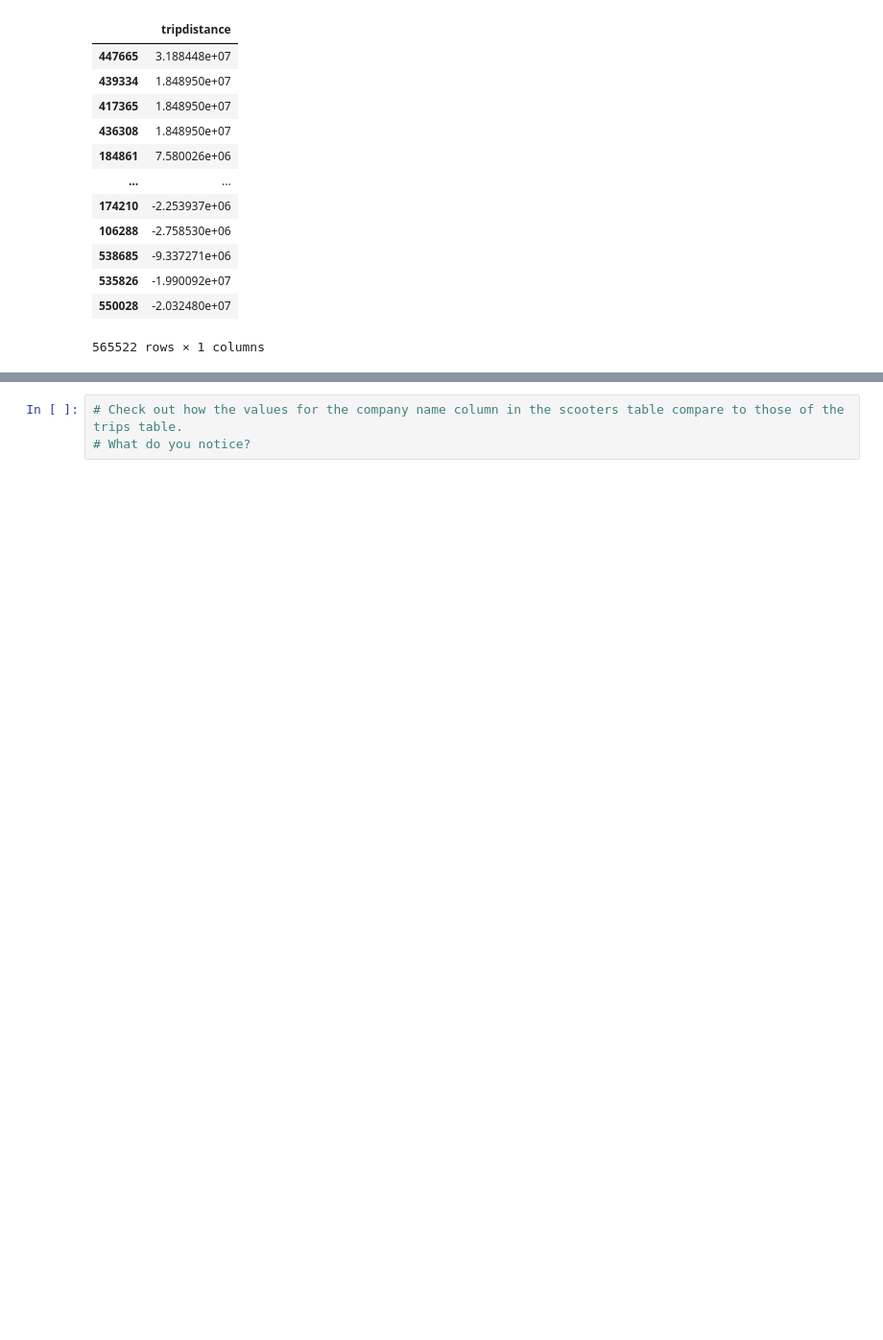
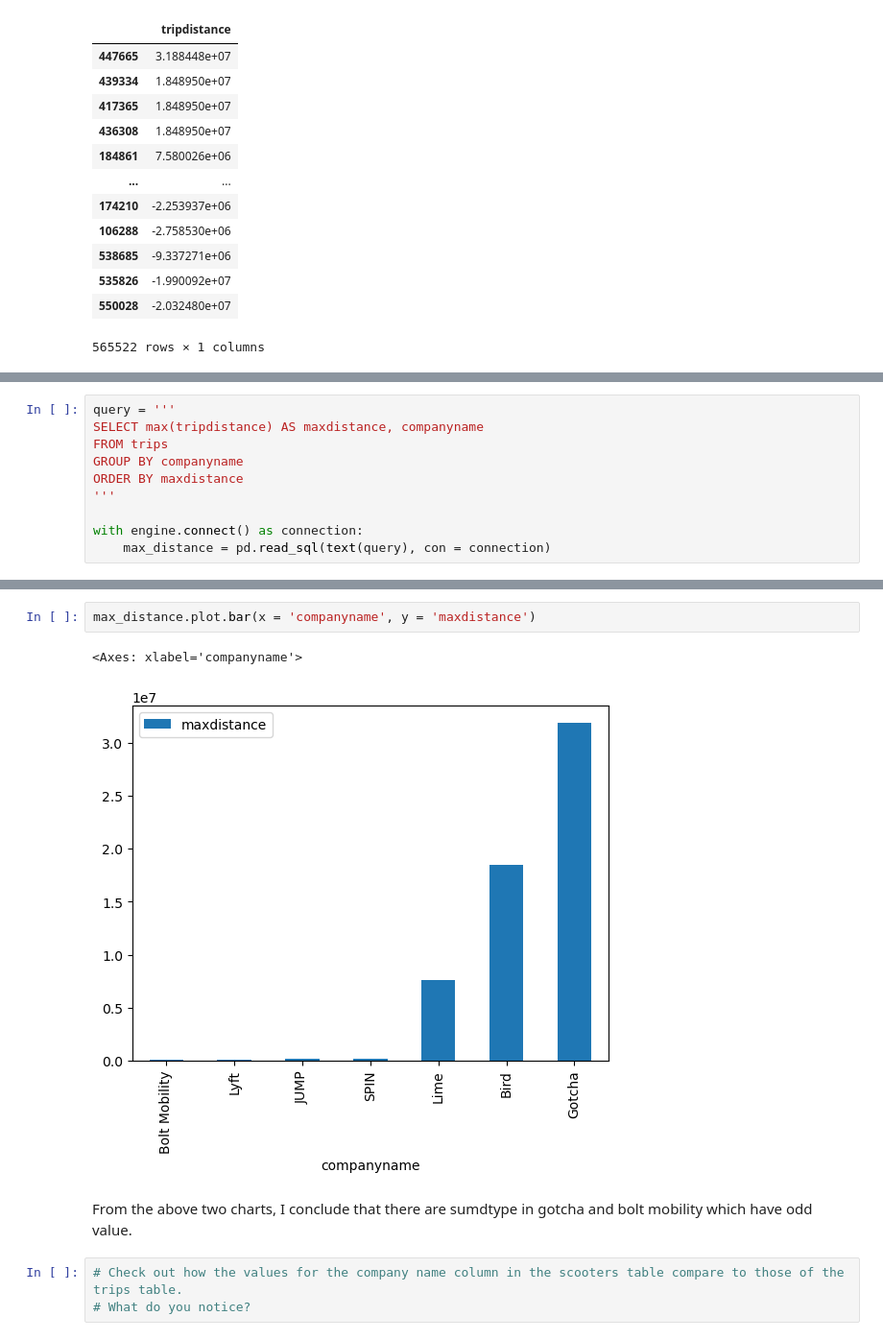
Before and after one commit to NSS-Full-Time-Data-Analytics-11/nashville-scooters-patches, a Jupyter notebook: notebook/scooters.ipynb, the cells around one changed output, grey strips where cells are left out. Shown at 96% size. Drawn from its saved outputs; the diff is of its cells as text; blank space fills up the shorter version.

```diff
--- a/notebook/scooters.ipynb
+++ b/notebook/scooters.ipynb
@@ -362,0 +388,10 @@ x.reset_index(drop = True).sort_values(by = 'tripdistance',ascending =False)
+# %%
+query = '''
+SELECT max(tripdistance) AS maxdistance, companyname
+FROM trips
+GROUP BY companyname
+ORDER BY maxdistance
+'''
+
+with engine.connect() as connection:
+    max_distance = pd.read_sql(text(query), con = connection)
@@ -363,3 +409,10 @@ x.reset_index(drop = True).sort_values(by = 'tripdistance',ascending =False)
+# %%
+max_distance.plot.bar(x = 'companyname', y = 'maxdistance')
+# %% [output]
+<Axes: xlabel='companyname'>
+[figure, added]
+# %% [markdown]
+From the above two charts, I conclude that there are sumdtype in gotcha and bolt mobility which have odd value.
 # %%
 # Check out how the values for the company name column in the scooters table compare to those of the trips table.
 # What do you notice?
```
Also changed, not shown: parts of 33 cells of this notebook, 2 other files.
